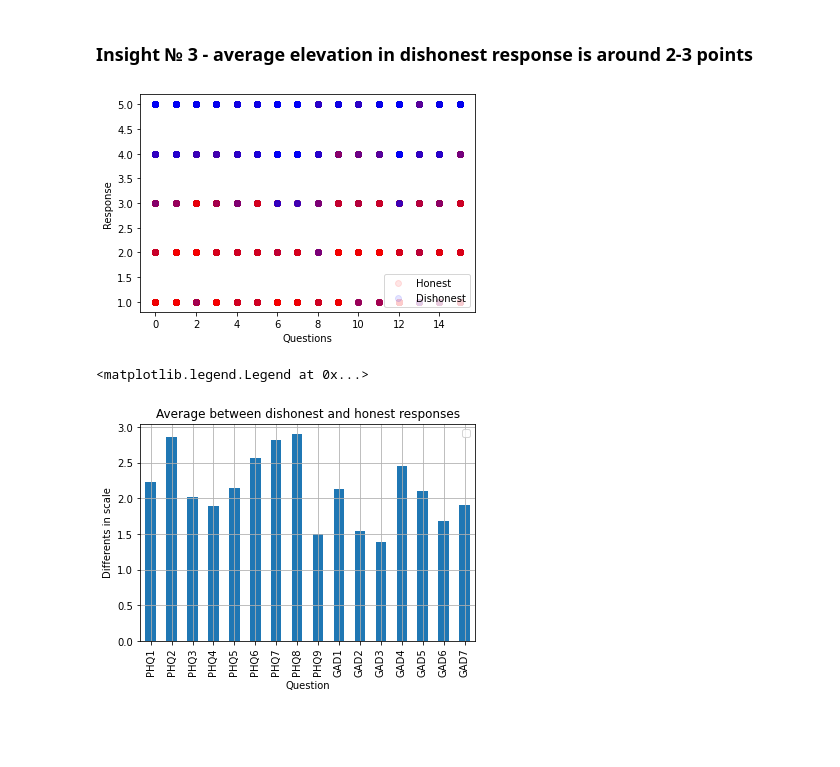
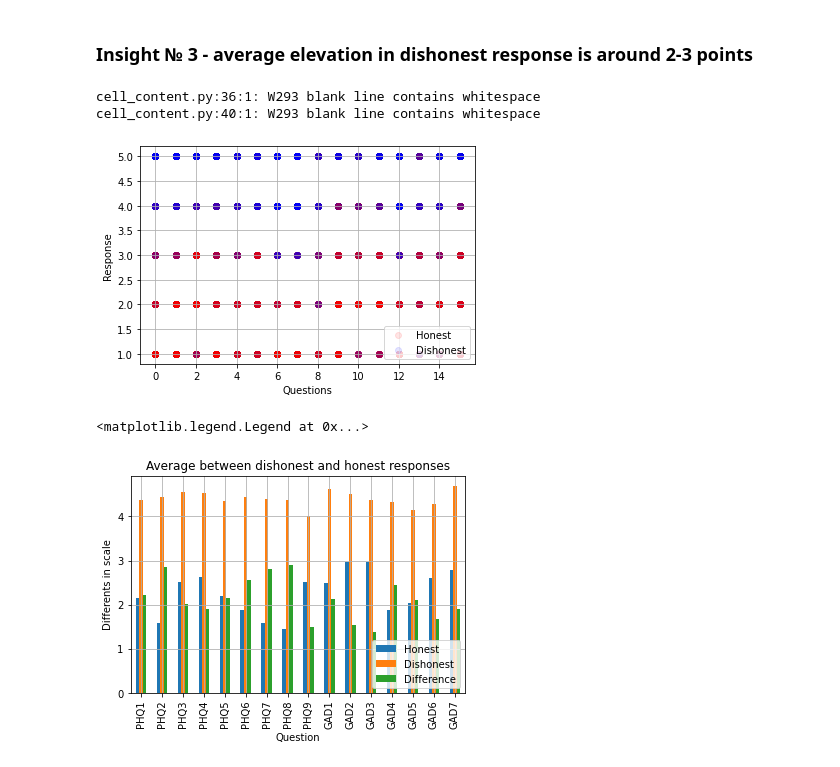
Before and after one commit to PashaIanko/Robust-Feature-Selection, a Jupyter notebook: main.ipynb, the cells around one changed output. Saved outputs shown, nothing was run; the diff lists cells and outputs as text; code cells hidden in the pictures; blank space fills up the shorter version.

Commit message:
Proved that the averaged responses are higher for malinglers (both at person-level, and averaged across people)

```diff
--- a/main.ipynb
+++ b/main.ipynb
@@ -308,6 +308,9 @@ def plot_dishonest_responses(df_sample):
     fig, ax = plt.subplots()
     questions = df_sample.columns[df_sample.columns != 'CONDITION']
     unique_person_indices = np.unique(df_sample.index)
+    differences_in_response = []
+    honest_responses_array = []
+    dishonest_responses_array = []
 
     for unique_person_index in unique_person_indices:
         # view with Honest and Dishonest responses of the same person
@@ -336,36 +339,62 @@ def plot_dishonest_responses(df_sample):
         )
         differences_in_response.append(
             dishonest_responses.values[0] - honest_responses.values[0])
+
+        honest_responses_array.append(honest_responses.values[0])
+        dishonest_responses_array.append(dishonest_responses.values[0])
         del person_responses
+
     ax.set_xlabel('Questions')
     ax.set_ylabel('Response')
     ax.legend(['Honest', 'Dishonest'], loc='lower right')
-    return differences_in_response
+    ax.grid()
+
+    return differences_in_response, honest_responses_array, \
+        dishonest_responses_array
 
 
 pep8(_ih)
+# %% [output]
+cell_content.py:36:1: W293 blank line contains whitespace
+cell_content.py:40:1: W293 blank line contains whitespace
 # %%
-differences_in_response = plot_dishonest_responses(
-    df_sample
-)
+differences_in_response, honest_responses_array, dishonest_responses_array =\
+    plot_dishonest_responses(
+        df_sample
+    )
 # %% [output]
-[figure, old version]
+[figure, new version]
 # %%
 average_difference_in_response = np.mean(
     differences_in_response,
     axis=0
 )
+
+average_honest_responses = np.mean(
+    honest_responses_array,
+    axis=0
+)
+
+average_dishonest_responses = np.mean(
+    dishonest_responses_array,
+    axis=0
+)
 # %%
 ax = pd.DataFrame(
-    average_difference_in_response,
-    df_sample.columns[df_sample.columns != 'CONDITION']
-).plot(kind='bar')
+    [
+        average_honest_responses,
+        average_dishonest_responses,
+        average_difference_in_response
+     ],
+    columns=df_sample.columns[df_sample.columns != 'CONDITION'],
+    index=['Honest', 'Dishonest', 'Difference']
+).transpose().plot(kind='bar')
 
 ax.grid()
 ax.set_title('Average between dishonest and honest responses')
 ax.set_xlabel('Question')
 ax.set_ylabel('Differents in scale')
-ax.legend([])
+ax.legend(loc='lower right')
 # %% [output]
 <matplotlib.legend.Legend at 0x...>
-[figure, old version]
+[figure, new version]
```
